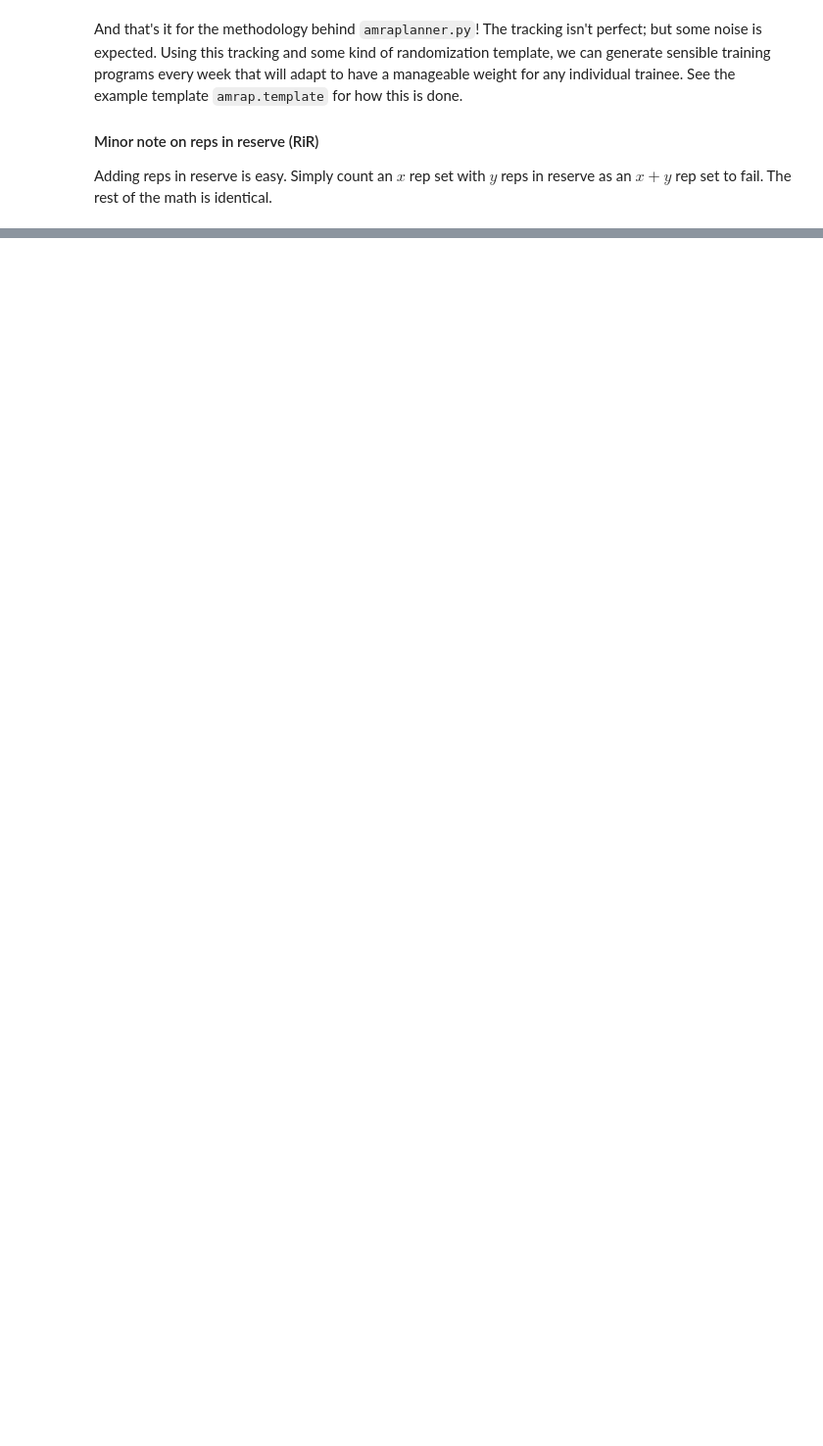
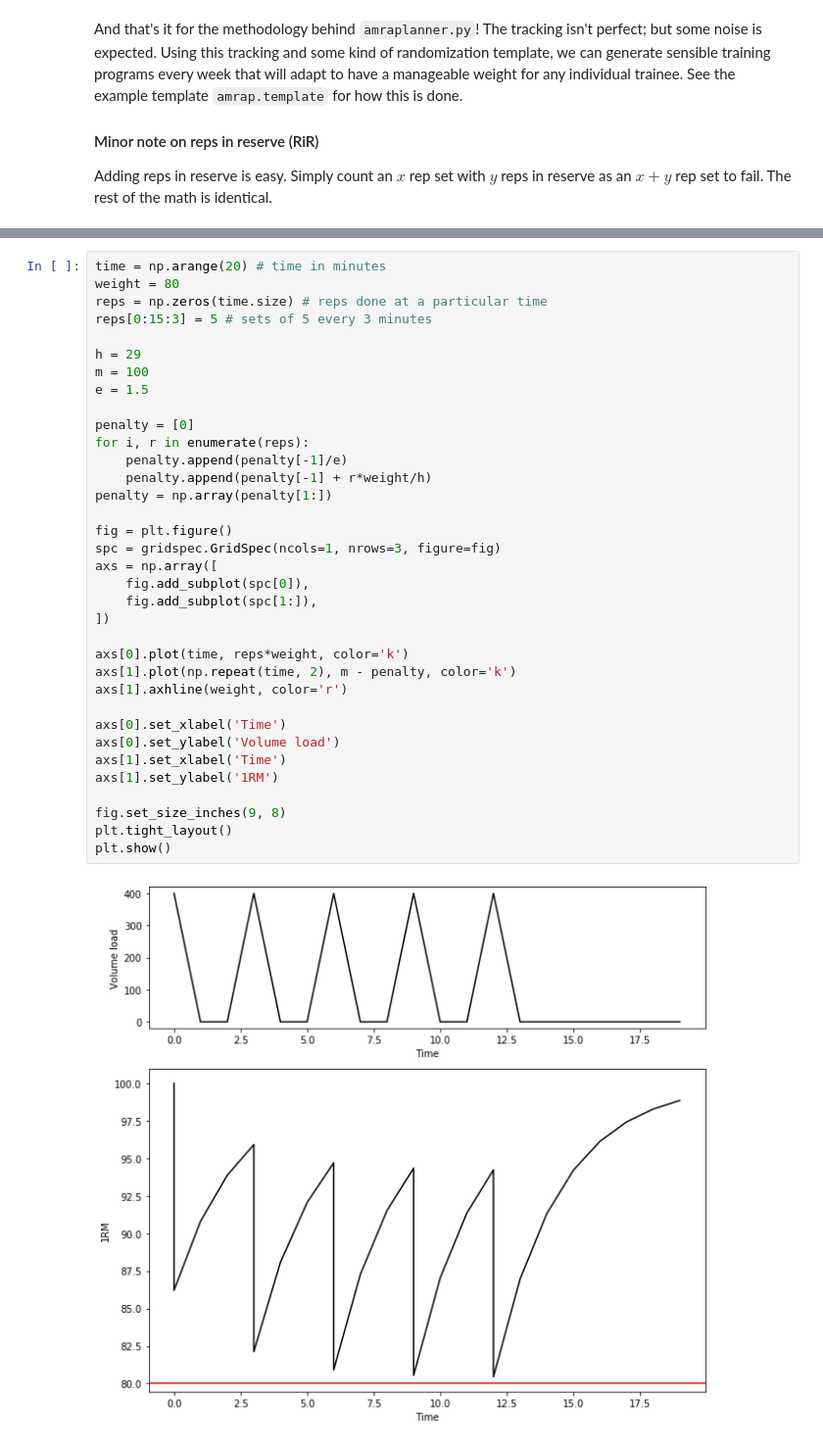
Before and after one commit to Sandalmoth/rngfit, a Jupyter notebook: theory.ipynb, the cells around one changed output, grey strips where cells are left out. Shown at 98% size. Drawn from its saved outputs; the diff is of its cells as text; blank space fills up the shorter version.

```diff
--- a/theory.ipynb
+++ b/theory.ipynb
@@ -171,0 +193,37 @@ To adress all of these, we will introduce two changes. This will eventually lead
+# %%
+time = np.arange(20) # time in minutes
+weight = 80
+reps = np.zeros(time.size) # reps done at a particular time
+reps[0:15:3] = 5 # sets of 5 every 3 minutes
+
+h = 29
+m = 100
+e = 1.5
+
+penalty = [0]
+for i, r in enumerate(reps):
+    penalty.append(penalty[-1]/e)
+    penalty.append(penalty[-1] + r*weight/h)
+penalty = np.array(penalty[1:])
+
+fig = plt.figure()
+spc = gridspec.GridSpec(ncols=1, nrows=3, figure=fig)
+axs = np.array([
+    fig.add_subplot(spc[0]),
+    fig.add_subplot(spc[1:]),
+])
+
+axs[0].plot(time, reps*weight, color='k')
+axs[1].plot(np.repeat(time, 2), m - penalty, color='k')
+axs[1].axhline(weight, color='r')
+
+axs[0].set_xlabel('Time')
+axs[0].set_ylabel('Volume load')
+axs[1].set_xlabel('Time')
+axs[1].set_ylabel('1RM')
+
+fig.set_size_inches(9, 8)
+plt.tight_layout()
+plt.show()
+# %% [output]
+[figure, added]
```
Also changed, not shown: parts of 4 cells of this notebook.
